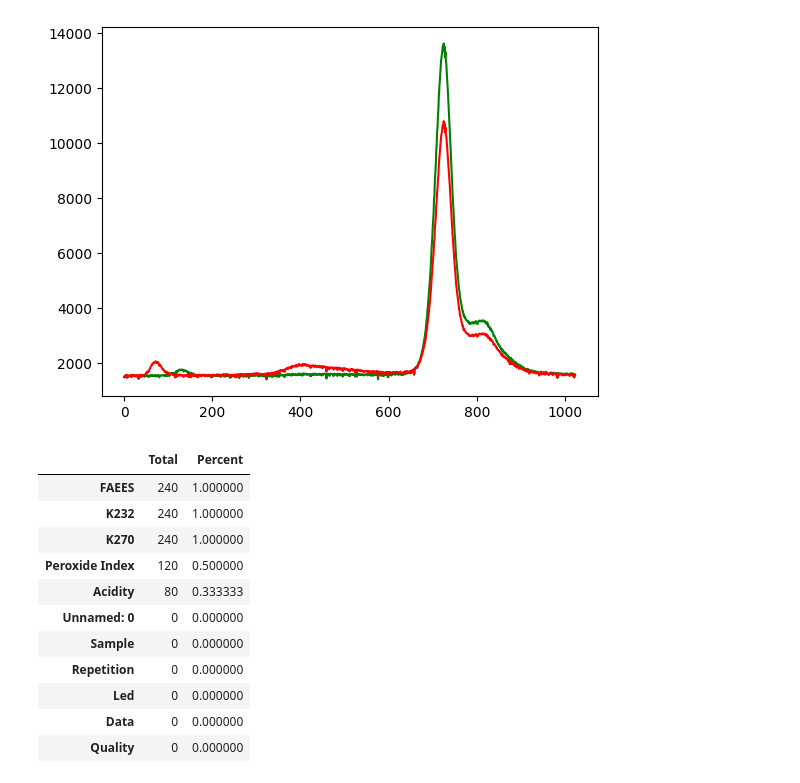
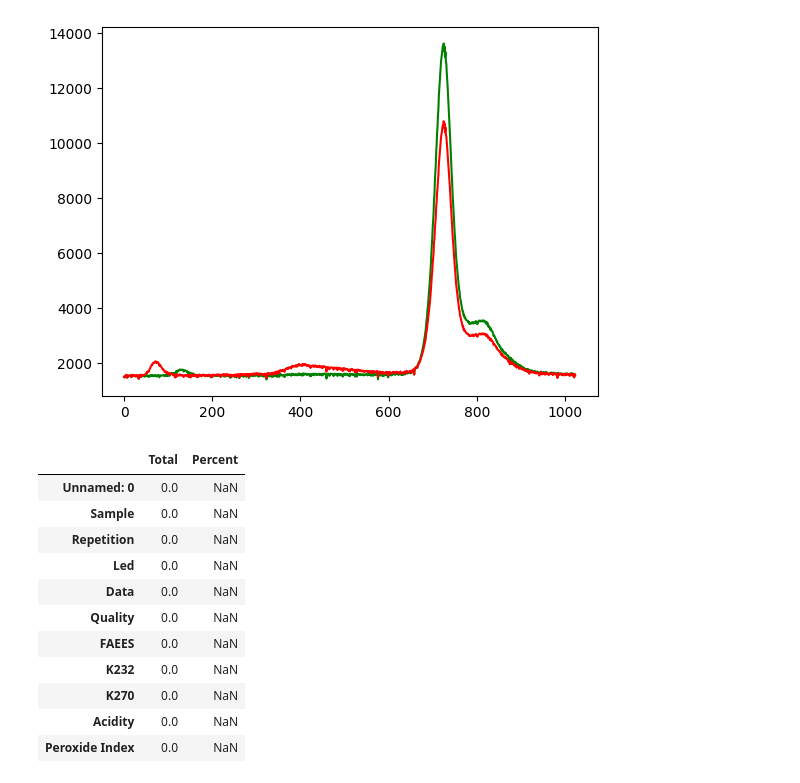
Before and after one commit to BarriBarri20/Fraud_detection_on_oil_production, a Jupyter notebook: oil4med.ipynb, the cells around one changed output. Cells and saved outputs as stored; diff of their text form; code cells hidden in the pictures.

```diff
--- a/oil4med.ipynb
+++ b/oil4med.ipynb
@@ -138,24 +152,24 @@ plt.show()
 # %%
 def draw_missing_data_table(df):
     total = df.isnull().sum().sort_values(ascending=False)
     percent = (df.isnull().sum()/df.isnull().count()).sort_values(ascending=False)
     missing_data = pd.concat([total, percent], axis=1, keys=['Total', 'Percent'])
     return missing_data
 
-draw_missing_data_table(df[df['Quality'] == 'LAMPANTE'])
+draw_missing_data_table(df[df['Quality'] == 1])
 # %% [output]
 |  | Total | Percent |
-| FAEES | 240 | 1.000000 |
-| K232 | 240 | 1.000000 |
-| K270 | 240 | 1.000000 |
-| Peroxide Index | 120 | 0.500000 |
-| Acidity | 80 | 0.333333 |
-| Unnamed: 0 | 0 | 0.000000 |
-| Sample | 0 | 0.000000 |
-| Repetition | 0 | 0.000000 |
-| Led | 0 | 0.000000 |
-| Data | 0 | 0.000000 |
-| Quality | 0 | 0.000000 |
+| Unnamed: 0 | 0.0 | NaN |
+| Sample | 0.0 | NaN |
+| Repetition | 0.0 | NaN |
+| Led | 0.0 | NaN |
+| Data | 0.0 | NaN |
+| Quality | 0.0 | NaN |
+| FAEES | 0.0 | NaN |
+| K232 | 0.0 | NaN |
+| K270 | 0.0 | NaN |
+| Acidity | 0.0 | NaN |
+| Peroxide Index | 0.0 | NaN |
 # %%
 # Change the dummy data of the Quality feature
 
```
Also changed, not shown: parts of 54 cells of this notebook.
